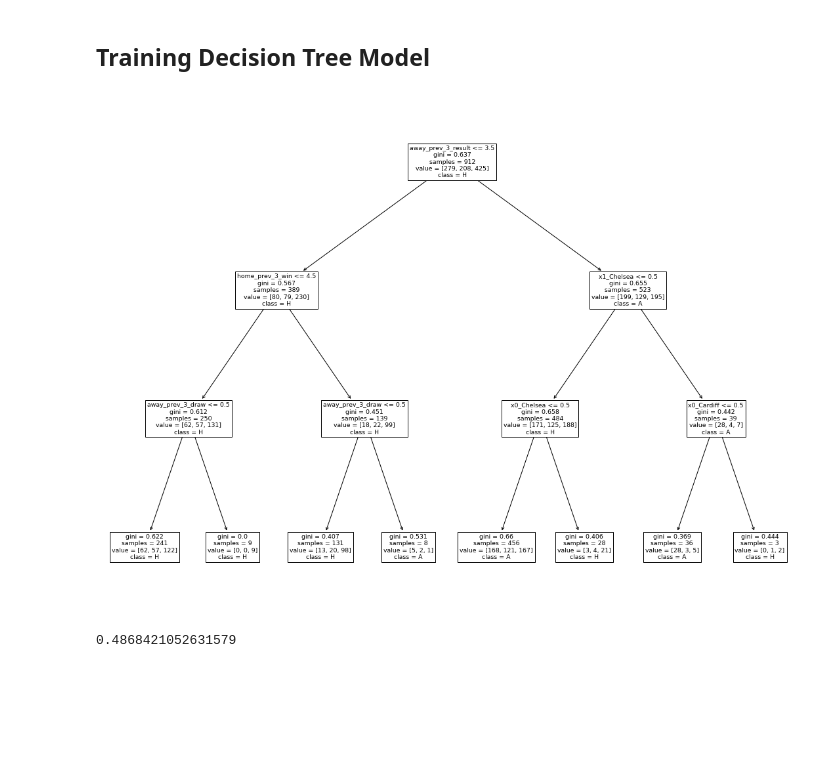
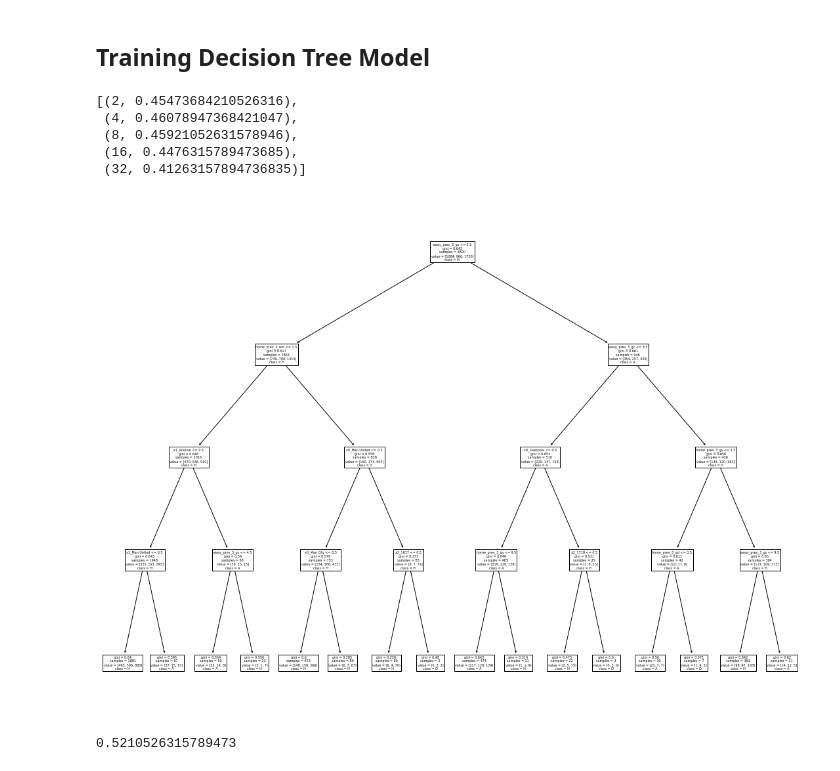
Before and after one commit to JonNixonCodes/FootballPrediction, a Jupyter notebook: Python/Modelling.ipynb, the cells around one changed output. Saved outputs shown, nothing was run; the diff lists cells and outputs as text; code cells hidden in the pictures; blank space fills up the shorter version.

Commit message:
Added cross-validation

```diff
--- a/Python/Modelling.ipynb
+++ b/Python/Modelling.ipynb
@@ -11,7 +13,7 @@ import matplotlib.pyplot as plt
 ## Load Features
 # %%
 # Export feature table to file
-feature_df = pd.read_csv("../Data/Features/features_191205.csv",index_col=0)
+feature_df = pd.read_csv("../Data/Features/features_191208.csv",index_col=0)
 feature_df
 # %% [output]
 |  | HomeTeam | AwayTeam | Date | Season | Div | FTR | home_prev_3_result | home_prev_3_win | ... |
@@ -29,0 +32,6 @@ feature_df
+# %%
+# Fix data types
+feature_df['Date'] = feature_df['Date'].apply(func=datetime.datetime.strptime,args=["%Y-%m-%d"])
+feature_df['Season'] = feature_df['Season'].apply(func=str)
+feature_df['Season'] = feature_df['Season'].apply(lambda x: '0'+x if len(x)<4 else x)
+feature_df
@@ -51,18 +73,15 @@ dict(feature_df.dtypes)
 # %% [markdown]
 ## Split Training and Test Datasets
 # %%
-num_feature = ['home_prev_3_win','home_prev_3_loss','home_prev_3_draw','home_prev_3_win_pct','home_prev_3_loss_pct','home_prev_3_gd','home_prev_3_gc','home_prev_3_gs','home_prev_3_cs'\
-                ,'away_prev_3_win','away_prev_3_loss','away_prev_3_draw','away_prev_3_win_pct','away_prev_3_loss_pct','away_prev_3_gd','away_prev_3_gc','away_prev_3_gs','away_prev_3_cs']
 cat_feature = ['HomeTeam','AwayTeam','Season','Div','home_prev_3_result','away_prev_3_result']
 remove_feature = ['Date','FTR']
-# Split dataset
-train_df, test_df = train_test_split(feature_df, test_size=0.2, random_state=42)
+# Split final validation set (18-19 Season)
+test_df = feature_df[feature_df['Season']=='1819']
+train_df = feature_df[feature_df['Season']!='1819']
 # Separate label from data
 train_label = train_df['FTR']
 test_label = test_df['FTR']
 train_df = train_df.drop(remove_feature,axis=1)
 test_df = test_df.drop(remove_feature,axis=1)
-train_df = train_df.drop(cat_feature,axis=1)
-test_df = test_df.drop(cat_feature,axis=1)
 print(f"Size of training set: {len(train_df)}\nSize of test set: {len(test_df)}\nNumber of features: {train_df.shape[1]}")
 # %% [output]
@@ -72,16 +145,31 @@ Number of features: 128
 # %% [markdown]
 ## Training Decision Tree Model
+# %%
+# Hyperparameter tuning (Cross-validation)
+max_depth = [2,4,8,16,32]
+acc_score = []
+for depth in max_depth:
+    clf = tree.DecisionTreeClassifier(max_depth=depth)
+    scores = cross_validate(clf,X=train_df,y=train_label,cv=cv_fold)
+    acc_score.append((depth,scores['test_score'].mean()))
+acc_score
+# %% [output]
+[(2, 0.45473684210526316),
+ (4, 0.46078947368421047),
+ (8, 0.45921052631578946),
+ (16, 0.4476315789473685),
+ (32, 0.41263157894736835)]
 # %%
 # Train decision tree classifier
-clf = tree.DecisionTreeClassifier(max_depth=3)
-clf.fit(train_df,train_label)
+clf = tree.DecisionTreeClassifier(max_depth=4)
+clf = clf.fit(X=train_df,y=train_label)
 plt.figure(figsize=[6.4*3,4.8*3])
-tree.plot_tree(clf,feature_names=feature_df.columns,class_names=clf.classes_)
+tree.plot_tree(clf,feature_names=train_df.columns,class_names=clf.classes_)
 plt.show()
 # %% [output]
-[figure, old version]
+[figure, new version]
 # %%
 # Test decision tree classifier
 clf.score(test_df,test_label)
 # %% [output]
-0.4868421052631579
+0.5210526315789473
```
Also changed, not shown: parts of 8 cells of this notebook, 1 other file.
